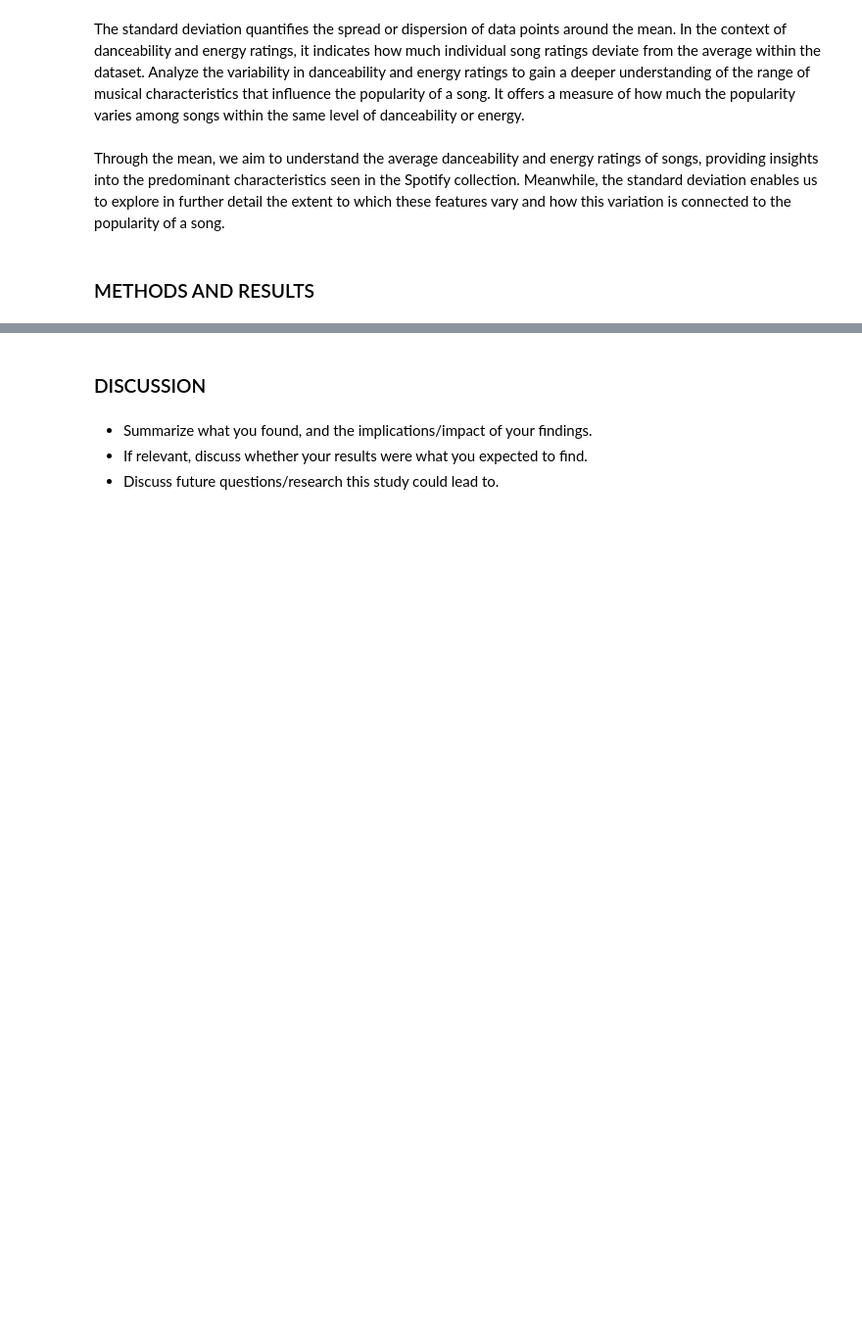
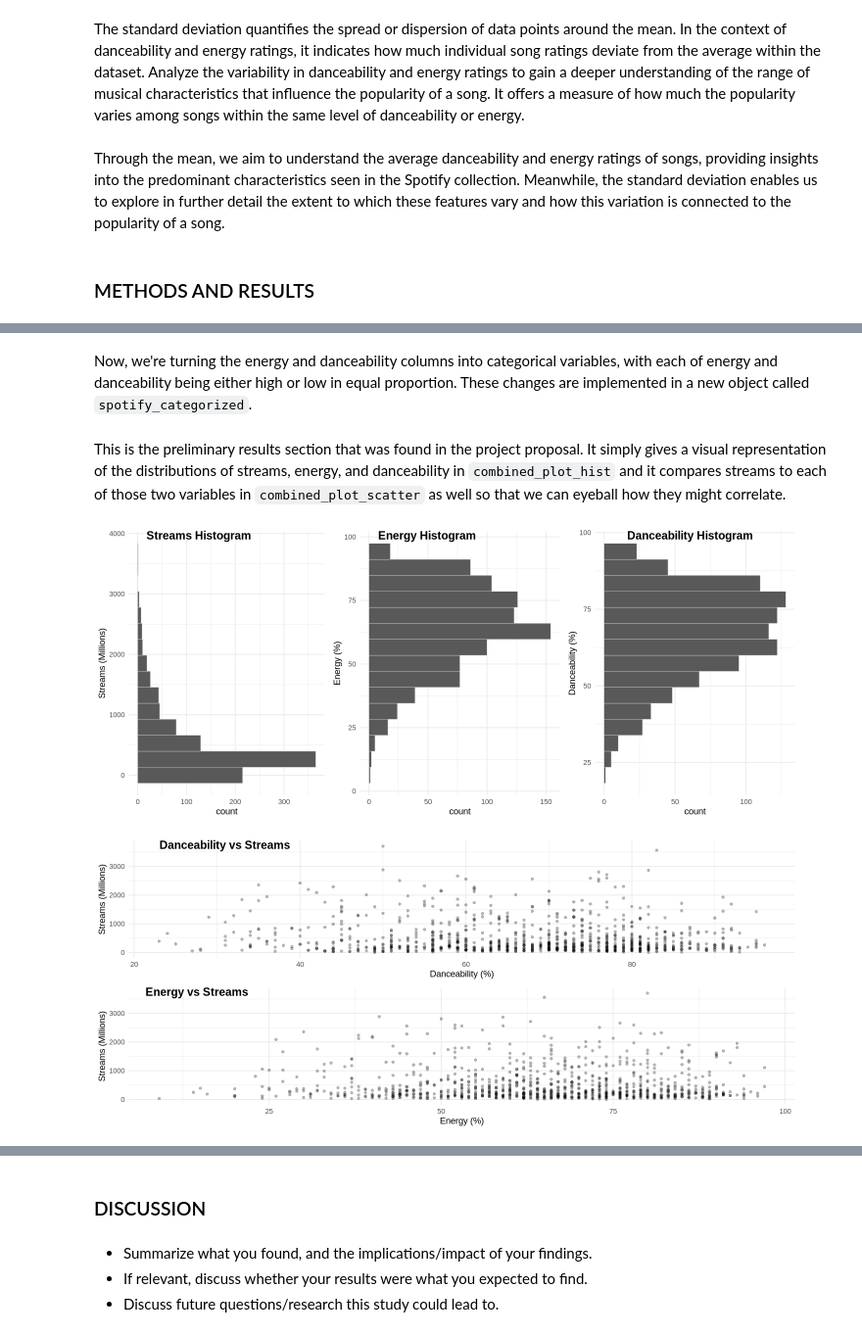
Before and after one commit to HaoyuYou/STAT-201-Group-Project, a Jupyter notebook: FINAL REPORT.ipynb, the cells around one changed output, grey strips where cells are left out. Shown at 98% size. Saved outputs shown, nothing was run; the diff lists cells and outputs as text; code cells hidden in the pictures; blank space fills up the shorter version.

```diff
--- a/FINAL REPORT.ipynb
+++ b/FINAL REPORT.ipynb
@@ -37,0 +37,19 @@ Do you think one of bootstrapping or asymptotics is more appropriate than the ot
+# %%
+library(tidyverse)
+library(repr)
+library(datateachr)
+library(digest)
+library(infer)
+library(gridExtra)
+library(cowplot)
+library(broom)
+
+spotify_original <- read_csv("https://drive.google.com/uc?export=download&id=1UQy2DuHB0IszFK4ZVgA20xDIWBHI4eTe")
+
+spotify <- spotify_original %>%
+    select("track_name", "streams", "danceability_%", "energy_%") %>%
+    rename("danceability" = "danceability_%", "energy" = "energy_%") %>%
+    mutate(streams = as.double(streams) / 1000000,
+           danceability = as.integer(danceability),
+           energy = as.integer(energy)) %>%
+    filter(if_all(everything(), ~!is.na(.)))
@@ -37,0 +74,2 @@ Do you think one of bootstrapping or asymptotics is more appropriate than the ot
+# %% [markdown]
+Now, we're turning the energy and danceability columns into categorical variables, with each of energy and danceability being either high or low in equal proportion. These changes are implemented in a new object called `spotify_categorized`.
@@ -37,0 +92,47 @@ Do you think one of bootstrapping or asymptotics is more appropriate than the ot
+# %% [markdown]
+This is the preliminary results section that was found in the project proposal. It simply gives a visual representation of the distributions of streams, energy, and danceability in `combined_plot_hist` and it compares streams to each of those two variables in `combined_plot_scatter` as well so that we can eyeball how they might correlate.
+# %%
+options(repr.plot.width = 12, repr.plot.height = 5)
+
+spotify_vis_danceability_streams <- spotify %>%
+    ggplot(aes(x = danceability, y = streams)) +
+      geom_point(alpha = 0.3, shape = 16) +
+      labs(x = "Danceability (%)", y = "Streams (Millions)") +
+      theme_minimal()
+
+spotify_vis_energy_streams <- spotify %>%
+    ggplot(aes(x = energy, y = streams)) +
+      geom_point(alpha = 0.3, shape = 16) +
+      labs(x = "Energy (%)", y = "Streams (Millions)") +
+      theme_minimal()
+
+spotify_vis_energy <- spotify %>%
+    ggplot(aes(y = energy)) +
+        geom_histogram(bins = 15, color = "lightgray", linewidth = 0.2) +
+        ylab("Energy (%)") +
+        theme_minimal()
+
+spotify_vis_danceability <- spotify %>%
+    ggplot(aes(y = danceability)) +
+        geom_histogram(bins = 15, color = "lightgray", linewidth = 0.2) +
+        ylab("Danceability (%)") +
+        theme_minimal()
+
+spotify_vis_streams <- spotify %>%
+    ggplot(aes(y = streams)) +
+        geom_histogram(bins = 15, color = "lightgray", linewidth = 0.2) +
+        ylab("Streams (Millions)") +
+        theme_minimal()
+
+combined_plot_scatter <- plot_grid(spotify_vis_danceability_streams, spotify_vis_energy_streams,
+                                   labels = c("Danceability vs Streams", "Energy vs Streams"), ncol = 1)
+
+combined_plot_hist <- plot_grid(spotify_vis_streams, spotify_vis_energy, spotify_vis_danceability,
+                                labels = c("Streams Histogram", "Energy Histogram",
+                                           "Danceability Histogram"), ncol = 3)
+
+combined_plot_hist
+combined_plot_scatter
+# %% [output]
+[figure, added]
+[figure, added]
```
Also changed, not shown: parts of 10 cells of this notebook.
